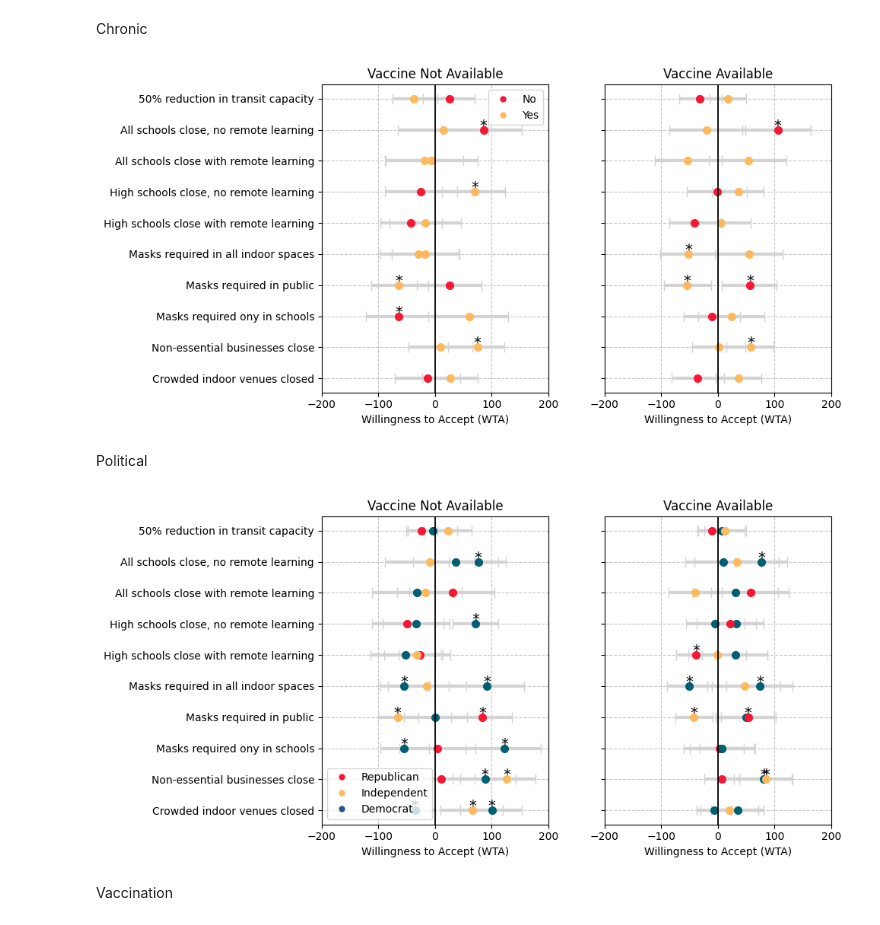
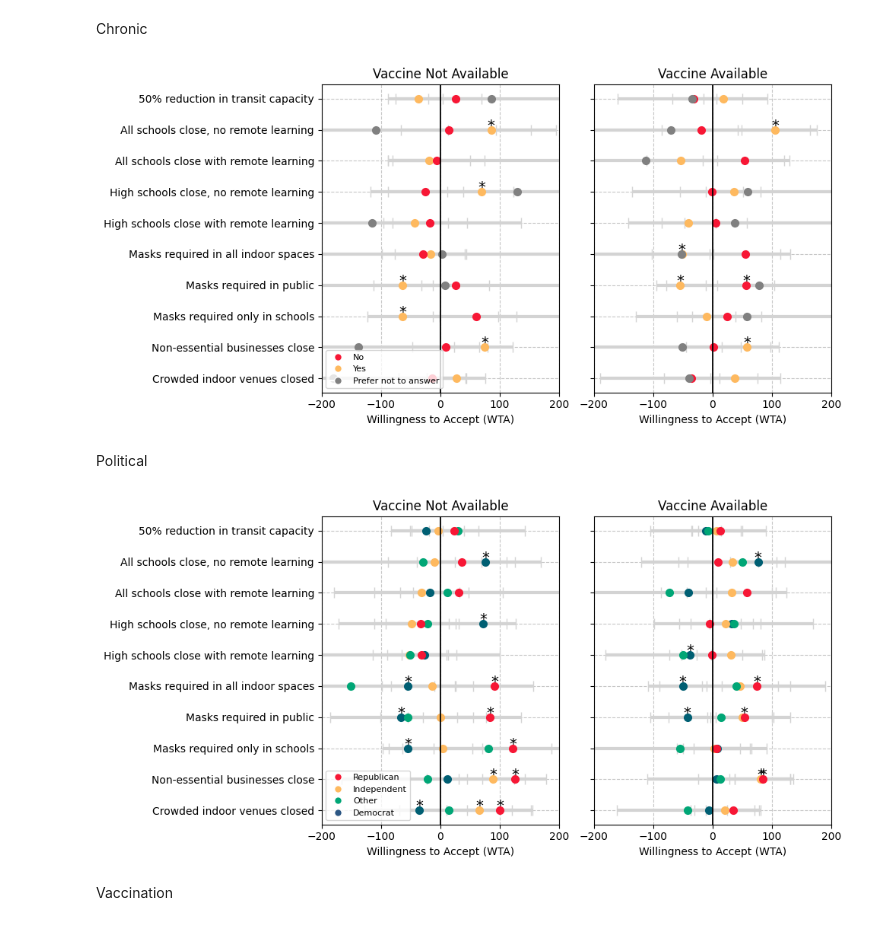
Before and after one commit to yaesoubilab/dces_for_npis, a Jupyter notebook: graphs_for_Reza.ipynb, the cells around one changed output. Saved outputs shown, nothing was run; the diff lists cells and outputs as text; code cells hidden in the pictures.

Commit message:
colored fixed

```diff
--- a/graphs_for_Reza.ipynb
+++ b/graphs_for_Reza.ipynb
@@ -736,13 +736,13 @@ fig, ax = plt.subplots(1, 2, figsize=FIG_SIZE)
 
 x_wtp_chronic = []
 for i in range(10):
-    x_wtp_chronic.extend([i] * 2)
-reorder_indices_chronic_wtp = [index for index in reorder_indices_chronic if not (index.startswith("Healthcare_restrictions") or index.startswith("Number_of_infections") or index.endswith('Prefer not to answer'))]
+    x_wtp_chronic.extend([i] * 3)
+reorder_indices_chronic_wtp = [index for index in reorder_indices_chronic if not (index.startswith("Healthcare_restrictions") or index.startswith("Number_of_infections"))]
 
 remove_indices_no_vaccine = [index for index in results_chronic_no_vaccine.index if index.startswith("Healthcare_restrictions") or index.startswith("Number_of_infections")
-                             or index.endswith('Prefer not to answer')]
+                             ]
 remove_indices_vaccine = [index for index in results_chronic_vaccine.index if index.startswith("Healthcare_restrictions") or index.startswith("Number_of_infections")
-                          or index.endswith('Prefer not to answer')]
+                          ]
 
 results_chronic_no_vaccine.drop(index=remove_indices_no_vaccine, inplace=True)
 results_chronic_vaccine.drop(index=remove_indices_vaccine, inplace=True)
@@ -767,17 +767,15 @@ p_values_vaccine = p_values_vaccine[reorder_indices_chronic_wtp]  # Reorder p-va
 
 colors_coef_chronic = [
     '#F71735' if '_No' in idx else
-    # 'grey' if '_Prefer not to answer' in idx else
+    'grey' if '_Prefer not to answer' in idx else
     '#FEB95F'  # Default color if none of the conditions match
     for idx in reorder_indices_chronic
 ]
 
 legend_elements_chronic = [
     Line2D([0], [0], marker='o', color='w', label='No', markerfacecolor='#F71735', markersize=MARKER_SIZE),
-    Line2D([0], [0], marker='o', color='w', label='Yes', markerfacecolor='#FEB95F', markersize=MARKER_SIZE)
-    # Line2D([0], [0], marker='o', color='w', label='Prefer not to answer', markerfacecolor='grey', markersize=10
-
-
+    Line2D([0], [0], marker='o', color='w', label='Yes', markerfacecolor='#FEB95F', markersize=MARKER_SIZE),
+    Line2D([0], [0], marker='o', color='w', label='Prefer N/A', markerfacecolor='grey', markersize=MARKER_SIZE)
 ]
 ax[0].errorbar(wtp_no_vaccine, x_wtp_chronic, xerr=[results_chronic_no_vaccine_filtered['WTP_mean'] - results_chronic_no_vaccine_filtered['WTP_CI_lower'], results_chronic_no_vaccine_filtered['WTP_CI_upper'] - results_chronic_no_vaccine_filtered['WTP_mean']], fmt='none', color='black', ecolor='lightgray', elinewidth=3, capsize=5)
 for i in range(len(x_wtp_chronic)):
@@ -785,7 +783,7 @@ for i in range(len(x_wtp_chronic)):
 
 # Add "*" for significant p-values
 for i, p in enumerate(p_values_no_vaccine):
-    if p < 0.05:
+    if p < 0.05 and wtp_no_vaccine[i] + 0.001 < 200:
         ax[0].text(wtp_no_vaccine[i] + 0.001, x_wtp_chronic[i], '*', color='black', fontsize=14, ha='center')
 
 ax[0].set_ylabel('', fontsize=14)
@@ -798,7 +796,7 @@ ax[0].set_title('Vaccine Not Available')
 ax[0].set_xlabel('Willingness to Accept (WTA)')
 
 # Add chronic condition legend
-ax[0].legend(handles=legend_elements_chronic, loc='best')
+ax[0].legend(handles=legend_elements_chronic, loc='lower left', fontsize=8)
 
 # Plot the filtered WTP and their confidence intervals on the second axis
 ax[1].errorbar(wtp_vaccine, x_wtp_chronic, xerr=[results_chronic_vaccine_filtered['WTP_mean'] - results_chronic_vaccine_filtered['WTP_CI_lower'], results_chronic_vaccine_filtered['WTP_CI_upper'] - results_chronic_vaccine_filtered['WTP_mean']], fmt='none', color='black', ecolor='lightgray', elinewidth=3, capsize=5)
@@ -819,11 +817,11 @@ ax[1].set_xlim(WTP_X_RANGE)
 ax[1].set_title('Vaccine Available')
 ax[1].set_xlabel('Willingness to Accept (WTA)')
 
-plt.tight_layout(w_pad=3.0)
+plt.tight_layout(w_pad=1.0)
 
 plt.savefig('WTP_chronic_both.png')
 # %% [output]
-[figure, old version]
+[figure, new version]
 # %% [markdown]
 Political
 # %%
@@ -831,12 +829,12 @@ fig, ax = plt.subplots(1, 2, figsize=FIG_SIZE)
 
 x_wtp_political = []
 for i in range(10):
-    x_wtp_political.extend([i] * 3)
+    x_wtp_political.extend([i] * 4)
 
-reorder_indices_political_wtp = [index for index in reorder_indices_political if not (index.startswith("Healthcare_restrictions") or index.startswith("Number_of_infections") or index.endswith('Other'))]
+reorder_indices_political_wtp = [index for index in reorder_indices_political if not (index.startswith("Healthcare_restrictions") or index.startswith("Number_of_infections"))]
 
-remove_indices_no_vaccine = [index for index in results_political_no_vaccine.index if index.startswith("Healthcare_restrictions") or index.startswith("Number_of_infections") or index.endswith('Other')]
-remove_indices_vaccine = [index for index in results_political_vaccine.index if index.startswith("Healthcare_restrictions") or index.startswith("Number_of_infections") or index.endswith('Other')]
+remove_indices_no_vaccine = [index for index in results_political_no_vaccine.index if index.startswith("Healthcare_restrictions") or index.startswith("Number_of_infections")]
+remove_indices_vaccine = [index for index in results_political_vaccine.index if index.startswith("Healthcare_restrictions") or index.startswith("Number_of_infections")]
 
 results_political_no_vaccine.drop(index=remove_indices_no_vaccine, inplace=True)
 results_political_vaccine.drop(index=remove_indices_vaccine, inplace=True)
@@ -862,7 +860,7 @@ p_values_vaccine = p_values_vaccine[reorder_indices_political_wtp]  # Reorder p-
 colors_coef_political = [
     '#F71735' if '_Republican' in idx else
     '#FEB95F' if '_Independent' in idx else
-    # '#00A676' if '_Other' in idx else
+    '#00A676' if '_Other' in idx else
     '#005f73' if '_Democrat' in idx else  # Default color if none of the conditions match
     '#005f73'  # Default color
     for idx in reorder_indices_political
@@ -871,7 +869,7 @@ colors_coef_political = [
 legend_elements_political = [
     Line2D([0], [0], marker='o', color='w', label='Republican', markerfacecolor='#F71735', markersize=MARKER_SIZE),
     Line2D([0], [0], marker='o', color='w', label='Independent', markerfacecolor='#FEB95F', markersize=MARKER_SIZE),
-    # Line2D([0], [0], marker='o', color='w', label='Other', markerfacecolor='#00A676', markersize=10),
+    Line2D([0], [0], marker='o', color='w', label='Other', markerfacecolor='#00A676', markersize=MARKER_SIZE),
     Line2D([0], [0], marker='o', color='w', label='Democrat', markerfacecolor='#2C5784', markersize=MARKER_SIZE)
 ]
 
@@ -888,36 +886,36 @@ for i, p in enumerate(p_values_no_vaccine):
 ax[0].set_ylabel('', fontsize=14)
 ax[0].set_yticks(np.arange(len(x_lab_single_plots)))
 ax[0].set_yticklabels(x_lab_single_plots, rotation=0, ha='right', fontsize=10)
 ax[0].grid(True, linestyle='--', alpha=0.7)
 ax[0].set_xlim(WTP_X_RANGE)
 ax[0].axvline(x=0, color='black', linestyle='-', linewidth=1.3)
 ax[0].set_title('Vaccine Not Available')
 ax[0].set_xlabel('Willingness to Accept (WTA)')
 
 # Add political condition legend
-ax[0].legend(handles=legend_elements_political, loc='best')
+ax[0].legend(handles=legend_elements_political, loc='lower left', fontsize=8)
 
 # Plot the filtered WTP and their confidence intervals on the second axis
 ax[1].errorbar(wtp_vaccine, x_wtp_political, xerr=[results_political_vaccine_filtered['WTP_mean'] - results_political_vaccine_filtered['WTP_CI_lower'], results_political_vaccine_filtered['WTP_CI_upper'] - results_political_vaccine_filtered['WTP_mean']], fmt='none', color='black', ecolor='lightgray', elinewidth=3, capsize=5)
 for i in range(len(wtp_vaccine)):
     ax[1].plot(wtp_vaccine[i], x_wtp_political[i], 'o', color=colors_coef_political[i], markersize=MARKER_SIZE)
 for i, p in enumerate(p_values_vaccine):
     if p < 0.05:
         ax[1].text(wtp_vaccine[i] + 0.001, x_wtp_political[i], '*', color='black', fontsize=14, ha='center')
 
 ax[1].set_ylabel('', fontsize=14)
 ax[1].set_yticks(np.arange(len(x_lab_single_plots)))
 ax[1].set_yticklabels("", rotation=0, ha='right', fontsize=10)
 ax[1].grid(True, linestyle='--', alpha=0.7)
 ax[1].axvline(x=0, color='black', linestyle='-', linewidth=1.3)
 ax[1].set_xlim(WTP_X_RANGE)
 ax[1].set_title('Vaccine Available')
 ax[1].set_xlabel('Willingness to Accept (WTA)')
 
-plt.tight_layout(w_pad=3.0)
+plt.tight_layout(w_pad=1.0)
 plt.savefig('WTP_politics_both.png')
 # %% [output]
-[figure, old version]
+[figure, new version]
 # %% [markdown]
 Vaccination
 # %%
```
Also changed, not shown: parts of 5 cells of this notebook, 7 other files.
